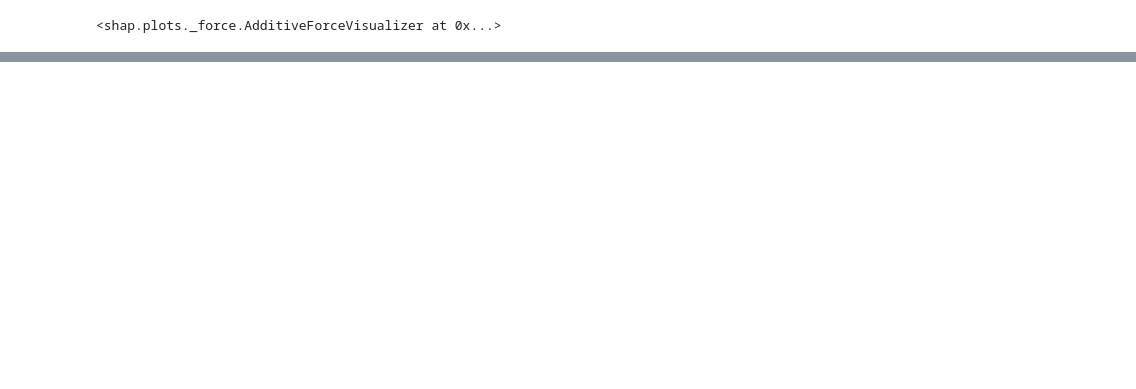
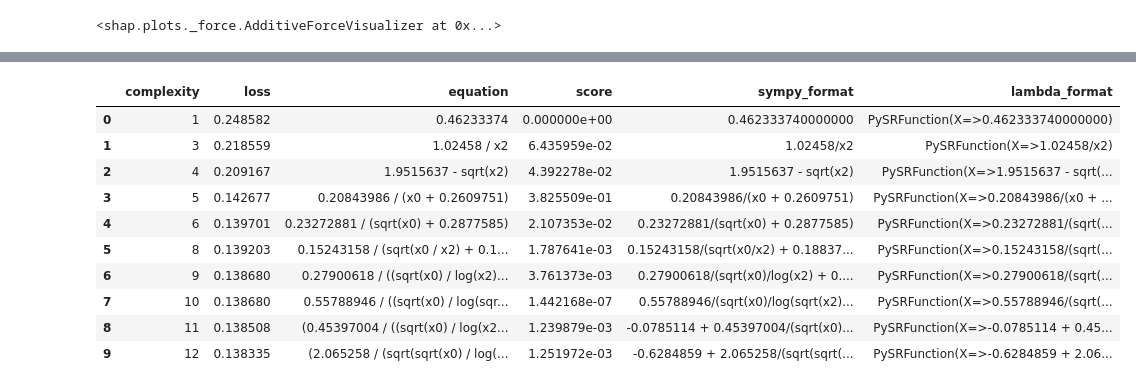
Before and after one commit to RayCharles8/ML-Project, a Jupyter notebook: Tabular_Models.ipynb, the cells around one changed output, grey strips where cells are left out. Saved outputs shown, nothing was run; the diff lists cells and outputs as text; code cells hidden in the pictures; blank space fills up the shorter version.

```diff
--- a/Tabular_Models.ipynb
+++ b/Tabular_Models.ipynb
@@ -350,0 +378,12 @@ shap.force_plot(
+# %%
+FEATURES = [
+    'Band Gap',
+    'Z',
+    'electronegativity'
+]
+
+TARGET = 'label'
+
+df_model = df[FEATURES + [TARGET]].dropna().copy()
+
+print(df_model.shape)
@@ -350,0 +392,7 @@ shap.force_plot(
+# %%
+# Prepare Data for PySR
+X = df_model[FEATURES].values
+y = df_model[TARGET].values
+
+print("X shape:", X.shape)
+print("y shape:", y.shape)
@@ -350,0 +402,16 @@ shap.force_plot(
+# %%
+# Train PySR
+model = PySRRegressor(
+    niterations=2000,
+    populations=15,
+    model_selection="best",
+    loss="loss(x, y) = (x - y)^2",
+
+    binary_operators=["+", "-", "*", "/"],
+    unary_operators=["log", "sqrt"],
+
+    maxsize=12,
+    verbosity=1,
+    random_state=42
+)
+model.fit(X, y)
@@ -350,0 +457,15 @@ shap.force_plot(
+# %%
+# view equations
+model.equations_
+# %% [output]
+|  | complexity | loss | equation | score | sympy_format | lambda_format |
+| 0 | 1 | 0.248582 | 0.46233374 | 0.000000e+00 | 0.462333740000000 | PySRFunction(X=>0.462333740000000) |
+| 1 | 3 | 0.218559 | 1.02458 / x2 | 6.435959e-02 | 1.02458/x2 | PySRFunction(X=>1.02458/x2) |
+| 2 | 4 | 0.209167 | 1.9515637 - sqrt(x2) | 4.392278e-02 | 1.9515637 - sqrt(x2) | PySRFunction(X=>1.9515637 - sqrt(... |
+| 3 | 5 | 0.142677 | 0.20843986 / (x0 + 0.2609751) | 3.825509e-01 | 0.20843986/(x0 + 0.2609751) | PySRFunction(X=>0.20843986/(x0 + ... |
+| 4 | 6 | 0.139701 | 0.23272881 / (sqrt(x0) + 0.2877585) | 2.107353e-02 | 0.23272881/(sqrt(x0) + 0.2877585) | PySRFunction(X=>0.23272881/(sqrt(... |
+| 5 | 8 | 0.139203 | 0.15243158 / (sqrt(x0 / x2) + 0.1... | 1.787641e-03 | 0.15243158/(sqrt(x0/x2) + 0.18837... | PySRFunction(X=>0.15243158/(sqrt(... |
+| 6 | 9 | 0.138680 | 0.27900618 / ((sqrt(x0) / log(x2)... | 3.761373e-03 | 0.27900618/(sqrt(x0)/log(x2) + 0.... | PySRFunction(X=>0.27900618/(sqrt(... |
+| 7 | 10 | 0.138680 | 0.55788946 / ((sqrt(x0) / log(sqr... | 1.442168e-07 | 0.55788946/(sqrt(x0)/log(sqrt(x2)... | PySRFunction(X=>0.55788946/(sqrt(... |
+| 8 | 11 | 0.138508 | (0.45397004 / ((sqrt(x0) / log(x2... | 1.239879e-03 | -0.0785114 + 0.45397004/(sqrt(x0)... | PySRFunction(X=>-0.0785114 + 0.45... |
+| 9 | 12 | 0.138335 | (2.065258 / (sqrt(sqrt(x0) / log(... | 1.251972e-03 | -0.6284859 + 2.065258/(sqrt(sqrt(... | PySRFunction(X=>-0.6284859 + 2.06... |
```
Also changed, not shown: parts of 8 cells of this notebook.
